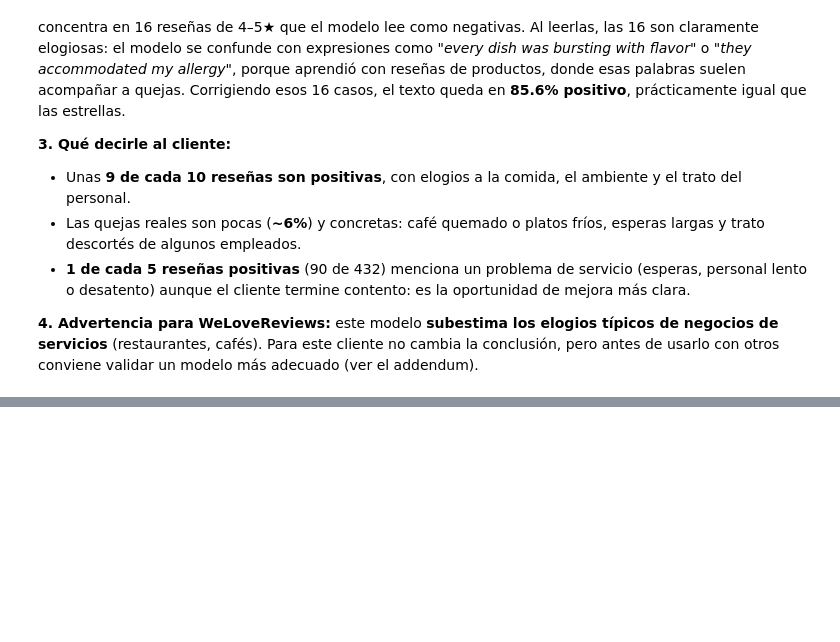
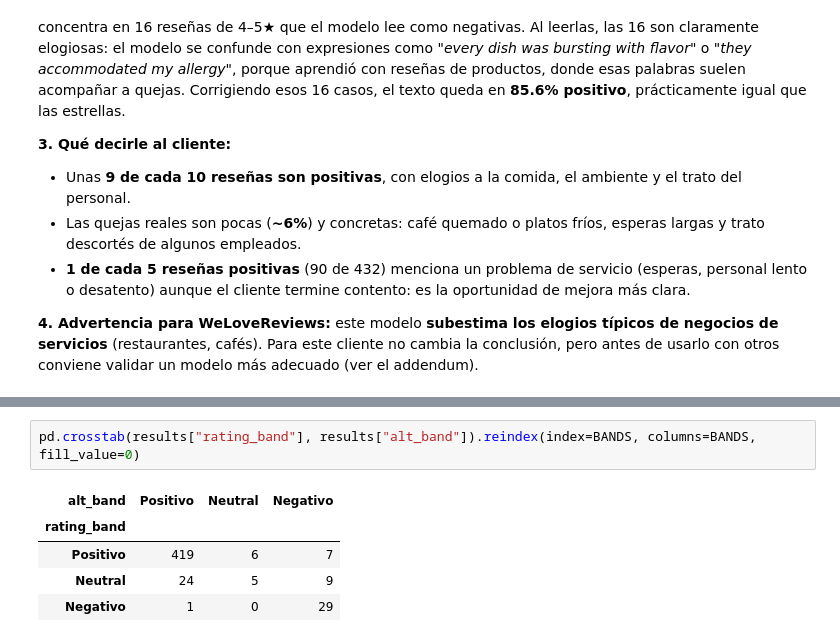
Before and after one commit to 4GeeksAcademy/juan-gouveia-machine-learning-python-template, a Jupyter notebook: src/explore.ipynb, the cells around one changed output, grey strips where cells are left out. Drawn from its saved outputs; the diff is of its cells as text; blank space fills up the shorter version.

```diff
--- a/src/explore.ipynb
+++ b/src/explore.ipynb
@@ -670,0 +724,8 @@ summary
+# %%
+pd.crosstab(results["rating_band"], results["alt_band"]).reindex(index=BANDS, columns=BANDS, fill_value=0)
+# %% [output]
+| alt_band | Positivo | Neutral | Negativo |
+| rating_band |  |  |  |
+| Positivo | 419 | 6 | 7 |
+| Neutral | 24 | 5 | 9 |
+| Negativo | 1 | 0 | 29 |
```
Also changed, not shown: parts of 8 cells of this notebook.
